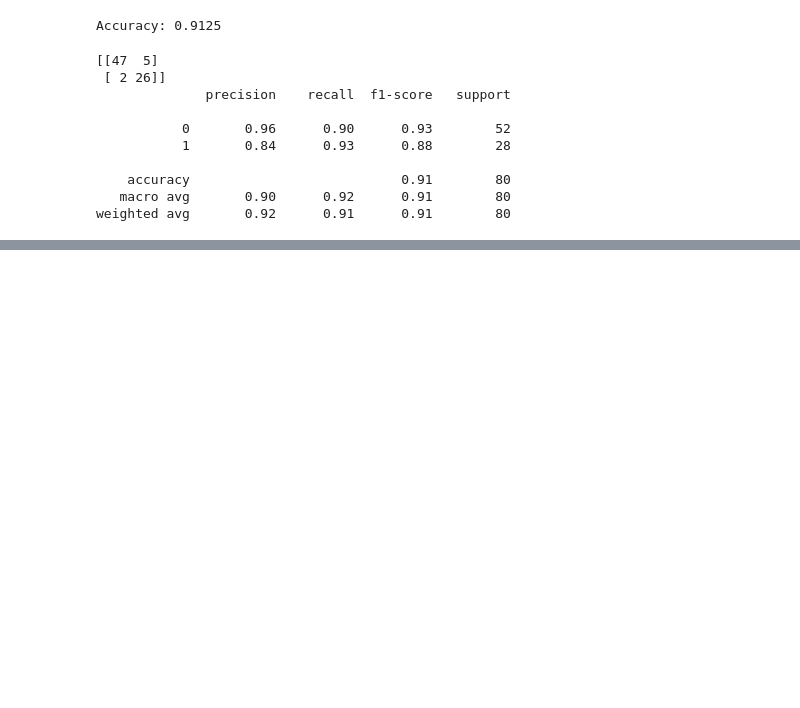
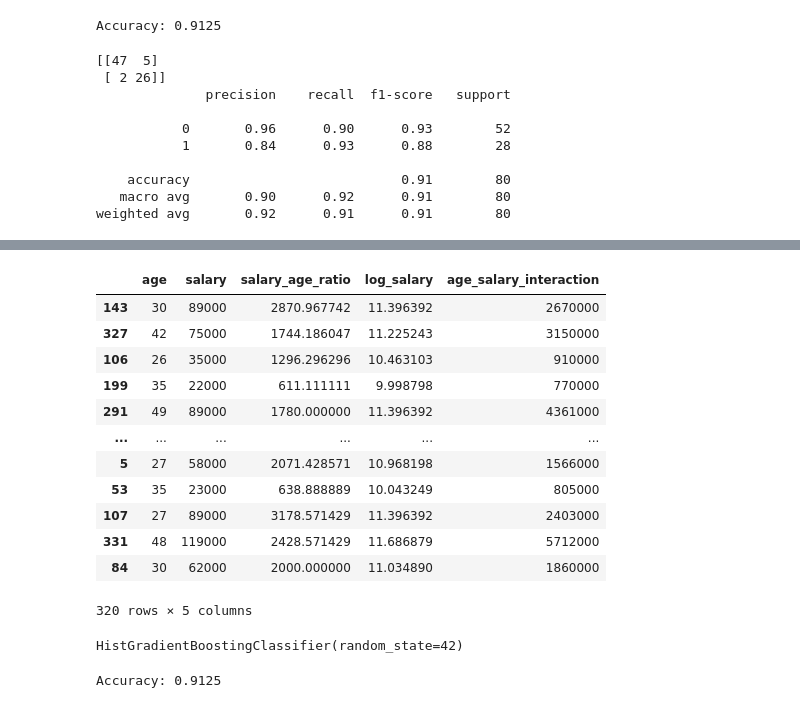
Before and after one commit to Haseebi-khan/MachineLearning, a Jupyter notebook: Hand_On_ML/Chapter7_EnsembleLearning_and_RandomForests.ipynb, the cells around one changed output, grey strips where cells are left out. Cells and saved outputs as stored; diff of their text form; code cells hidden in the pictures; blank space fills up the shorter version.

```diff
--- a/Hand_On_ML/Chapter7_EnsembleLearning_and_RandomForests.ipynb
+++ b/Hand_On_ML/Chapter7_EnsembleLearning_and_RandomForests.ipynb
@@ -518,0 +573,29 @@ weighted avg       0.92      0.91      0.91        80
+# %%
+X = df.drop("target", axis=1)
+y = df['target']
+X_train, X_test, y_train, y_test = train_test_split(X, y, test_size=0.2, random_state=None)
+# %%
+X_train
+# %% [output]
+|  | age | salary | salary_age_ratio | log_salary | age_salary_interaction |
+| 143 | 30 | 89000 | 2870.967742 | 11.396392 | 2670000 |
+| 327 | 42 | 75000 | 1744.186047 | 11.225243 | 3150000 |
+| 106 | 26 | 35000 | 1296.296296 | 10.463103 | 910000 |
+| 199 | 35 | 22000 | 611.111111 | 9.998798 | 770000 |
+| 291 | 49 | 89000 | 1780.000000 | 11.396392 | 4361000 |
+| ... | ... | ... | ... | ... | ... |
+| 5 | 27 | 58000 | 2071.428571 | 10.968198 | 1566000 |
+| 53 | 35 | 23000 | 638.888889 | 10.043249 | 805000 |
+| 107 | 27 | 89000 | 3178.571429 | 11.396392 | 2403000 |
+| 331 | 48 | 119000 | 2428.571429 | 11.686879 | 5712000 |
+| 84 | 30 | 62000 | 2000.000000 | 11.034890 | 1860000 |
+320 rows × 5 columns
+# %%
+hgb_clf.fit(X_train, y_train)
+# %% [output]
+HistGradientBoostingClassifier(random_state=42)
+# %%
+pred = hgb_clf.predict(X_test)
+print("Accuracy:", accuracy_score(y_test, pred))
+# %% [output]
+Accuracy: 0.9125
```
Also changed, not shown: parts of 8 cells of this notebook, 1 other file.
